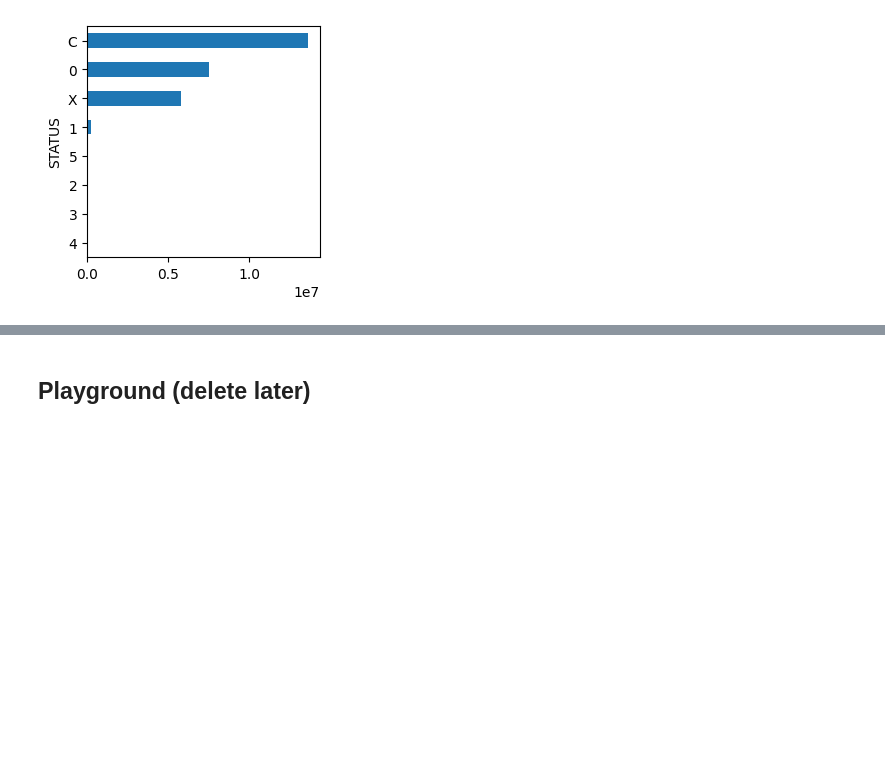
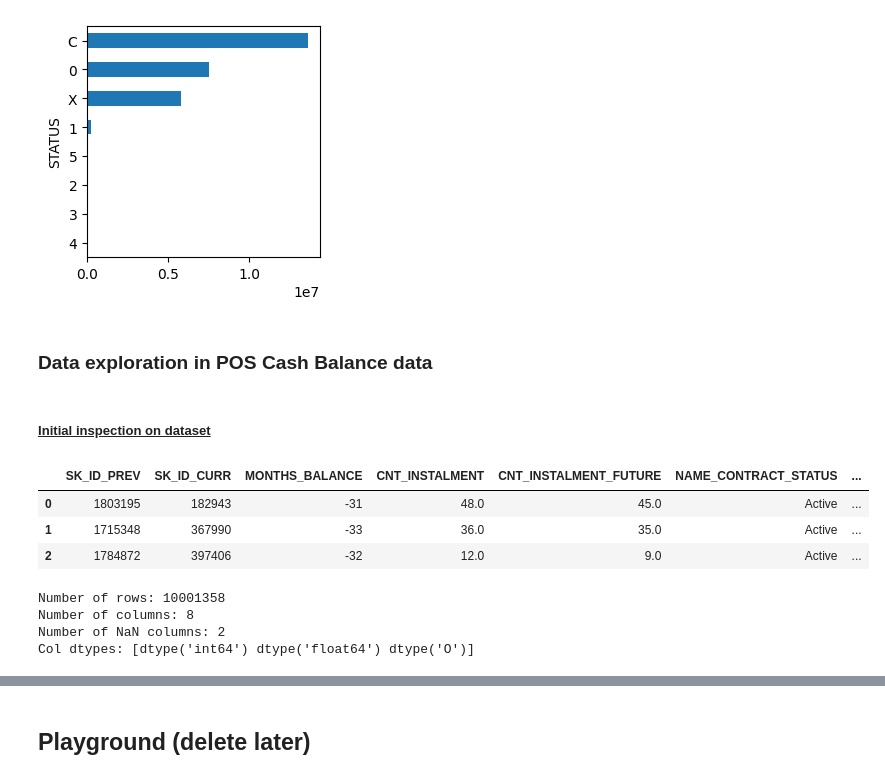
Before and after one commit to KunutBoon/interview-assignment, a Jupyter notebook: notebook/credit_default_risk.ipynb, the cells around one changed output, grey strips where cells are left out. Saved outputs shown, nothing was run; the diff lists cells and outputs as text; code cells hidden in the pictures; blank space fills up the shorter version.

Commit message:
Develop pre-processing code on application dataset

```diff
--- a/notebook/credit_default_risk.ipynb
+++ b/notebook/credit_default_risk.ipynb
@@ -635,3 +657,21 @@ Number of n unique class: 8
 List of unique values: ['C', '0', 'X', '1', '2', '3', '5', '4']
 Unique values count:
 [figure]
+# %% [markdown]
+### Data exploration in POS Cash Balance data
+# %% [markdown]
+##### <u>Initial inspection on dataset</u>
+# %%
+df_pos_cash_balance.head(3)
+# %% [output]
+|  | SK_ID_PREV | SK_ID_CURR | MONTHS_BALANCE | CNT_INSTALMENT | CNT_INSTALMENT_FUTURE | NAME_CONTRACT_STATUS | ... |
+| 0 | 1803195 | 182943 | -31 | 48.0 | 45.0 | Active | ... |
+| 1 | 1715348 | 367990 | -33 | 36.0 | 35.0 | Active | ... |
+| 2 | 1784872 | 397406 | -32 | 12.0 | 9.0 | Active | ... |
+# %%
+explore_initial_data(df_pos_cash_balance)
+# %% [output]
+Number of rows: 10001358
+Number of columns: 8
+Number of NaN columns: 2
+Col dtypes: [dtype('int64') dtype('float64') dtype('O')]
```
Also changed, not shown: parts of 16 cells of this notebook, 1 other file.
